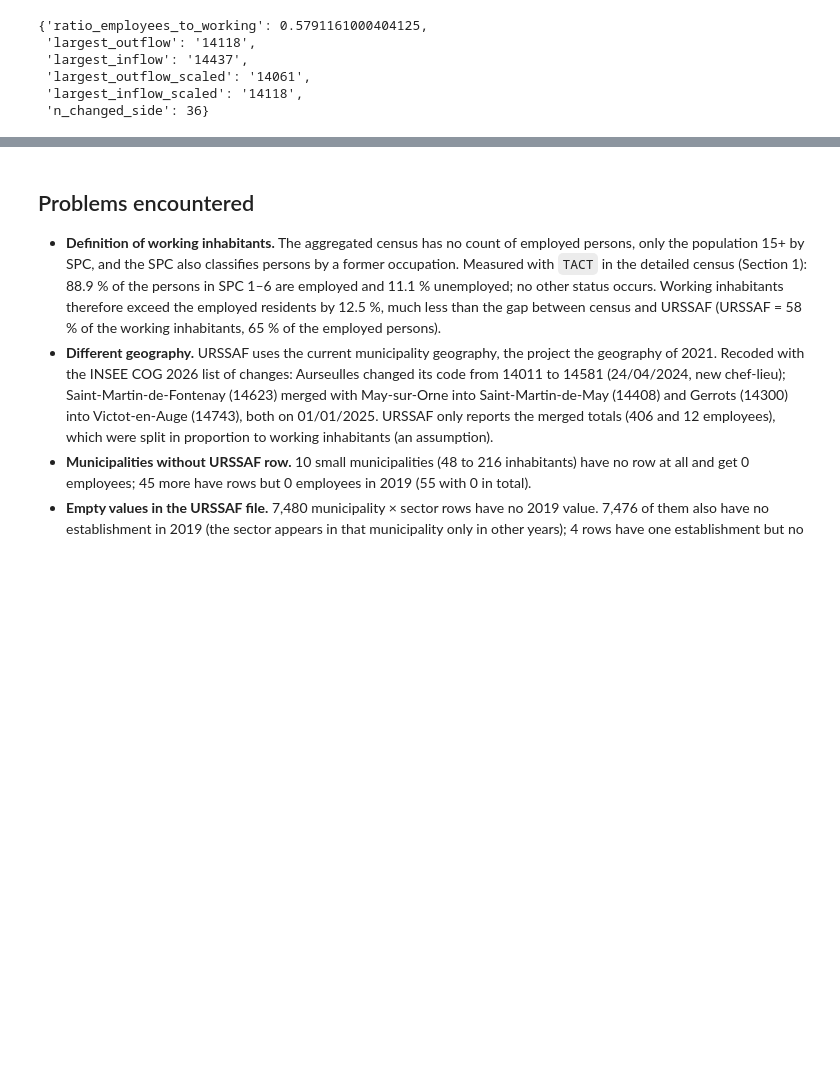
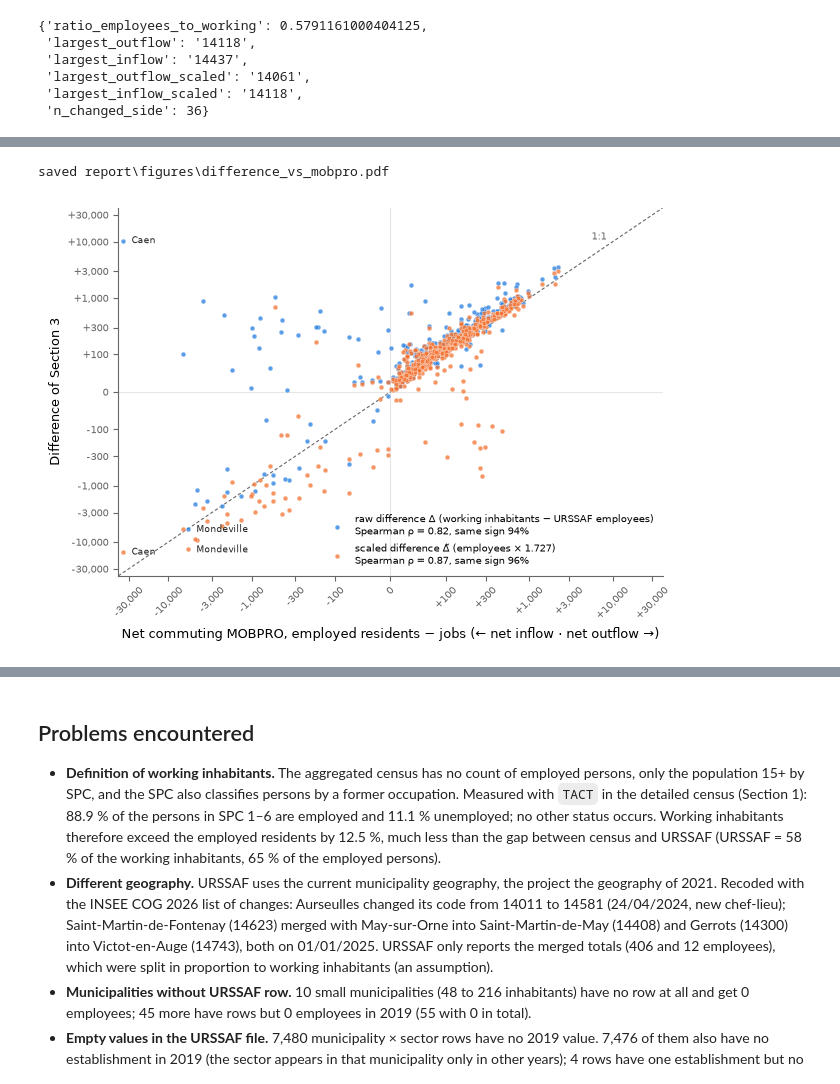
Before and after one commit to ek-popkova/uge-large-scale-models, a Jupyter notebook: notebooks/ex13_territorial_analysis_II.ipynb, the cells around one changed output, grey strips where cells are left out. Saved outputs shown, nothing was run; the diff lists cells and outputs as text; code cells hidden in the pictures; blank space fills up the shorter version.

```diff
--- a/notebooks/ex13_territorial_analysis_II.ipynb
+++ b/notebooks/ex13_territorial_analysis_II.ipynb
@@ -900,0 +938,13 @@ saved data\processed\ex13_results.json
+# %%
+if not MOBPRO_CSV.exists():
+    zip_path = DATA_RAW / "RP2019_mobpro_csv.zip"
+    request = urllib.request.Request(MOBPRO_URL, headers={"User-Agent": "Mozilla/5.0 (course project)"})
+    with urllib.request.urlopen(request) as response, open(zip_path, "wb") as f:
+        shutil.copyfileobj(response, f)
+    with zipfile.ZipFile(zip_path) as archive:
+        archive.extract(MOBPRO_CSV.name, DATA_RAW)
+        archive.extract(MOBPRO_VARMOD.name, DATA_RAW)
+    zip_path.unlink()
+    print("downloaded", MOBPRO_CSV.relative_to(ROOT))
+else:
+    print("found", MOBPRO_CSV.relative_to(ROOT))
@@ -900,0 +1213,39 @@ saved data\processed\ex13_results.json
+# %%
+fig, ax = plt.subplots(figsize=(6.5, 4.6))
+limit = max(df_population[["net_mobpro", "difference", "difference_scaled"]].abs().max()) * 1.15
+ax.plot([-limit, limit], [-limit, limit], color=TEXT_2, lw=0.8, ls=(0, (3, 2)), zorder=1)
+ax.text(10000, 10000, "1:1  ", fontsize=7, color=TEXT_2, ha="right", va="bottom")
+ax.axhline(0, color=GRID, lw=0.8, zorder=0)
+ax.axvline(0, color=GRID, lw=0.8, zorder=0)
+for col, color, label in [("difference", BLUE, "raw difference Δ (working inhabitants − URSSAF employees)"),
+                          ("difference_scaled", ORANGE, "scaled difference Δ̃ (employees × %.3f)" % scale_factor)]:
+    r = agreement[col]
+    ax.scatter(df_population["net_mobpro"], df_population[col], s=12, color=color, alpha=0.75,
+               edgecolor="white", linewidth=0.3, zorder=2,
+               label=f"{label}\nSpearman ρ = {r['spearman']:.2f}, same sign {r['share_same_sign']:.0%}")
+for mid in ["14118", "14437"]:
+    row = df_population.set_index("municipality_id").loc[mid]
+    for col in ["difference", "difference_scaled"]:
+        ax.annotate(row["name"], xy=(row["net_mobpro"], row[col]), xytext=(6, 0), textcoords="offset points",
+                    fontsize=6.5, color=TEXT, va="center")
+for axis in ["x", "y"]:
+    getattr(ax, f"set_{axis}scale")("symlog", linthresh=SYMLOG_LINTHRESH, linscale=0.6)
+ax.set_xlim(-limit, limit)
+ax.set_ylim(-limit, limit)
+ticks = [-30000, -10000, -3000, -1000, -300, -100, 0, 100, 300, 1000, 3000, 10000, 30000]
+ticks = [t for t in ticks if abs(t) <= limit]
+labels = [f"{t:+,}" if t else "0" for t in ticks]
+ax.set_xticks(ticks, labels, fontsize=7, rotation=45)
+ax.set_yticks(ticks, labels, fontsize=7)
+ax.minorticks_off()
+ax.set_xlabel("Net commuting MOBPRO, employed residents − jobs (← net inflow · net outflow →)")
+ax.set_ylabel("Difference of Section 3")
+ax.legend(loc="lower right", frameon=False, fontsize=7)   # empty quadrant: Δ < 0 where MOBPRO shows outflow
+style_chart_axes(ax)
+fig.tight_layout()
+path = save_figure(fig, "difference_vs_mobpro", preview_png=True)
+print("saved", path.relative_to(ROOT))
+plt.show()
+# %% [output]
+saved report\figures\difference_vs_mobpro.pdf
+[figure, added]
```
Also changed, not shown: parts of 17 cells of this notebook, 14 other files.
